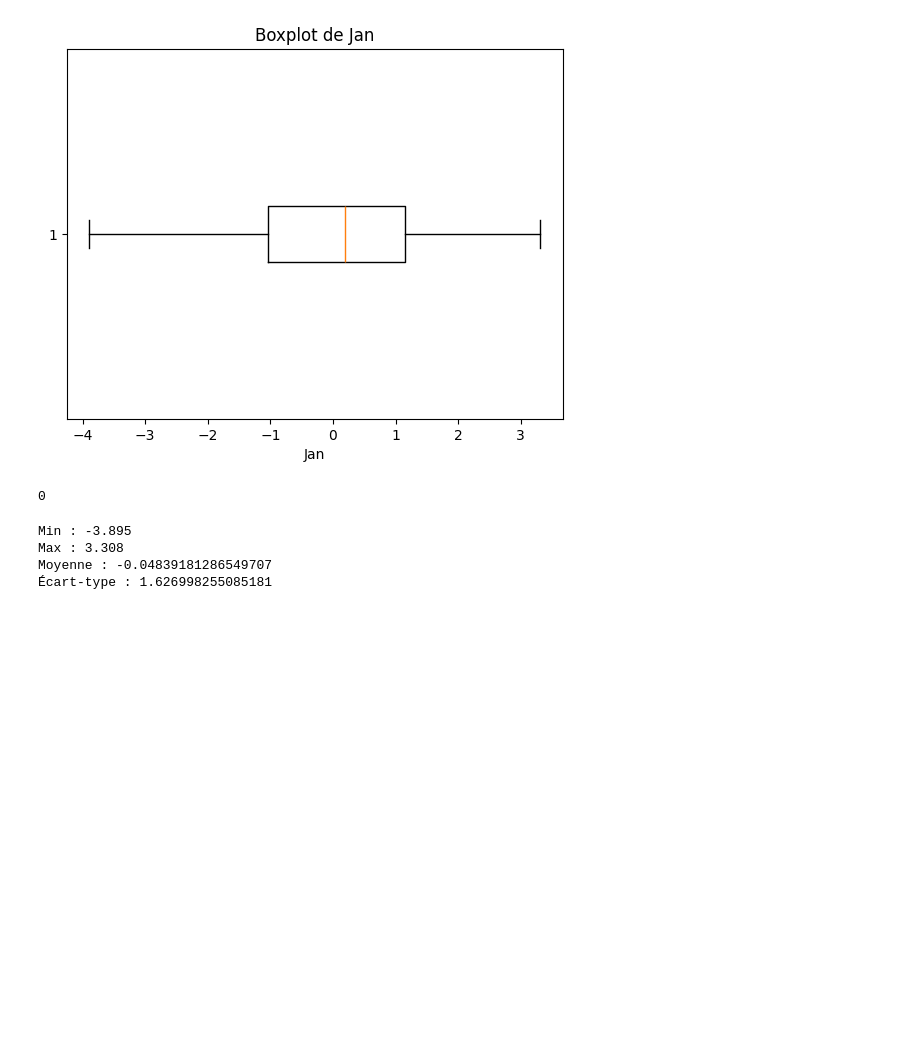
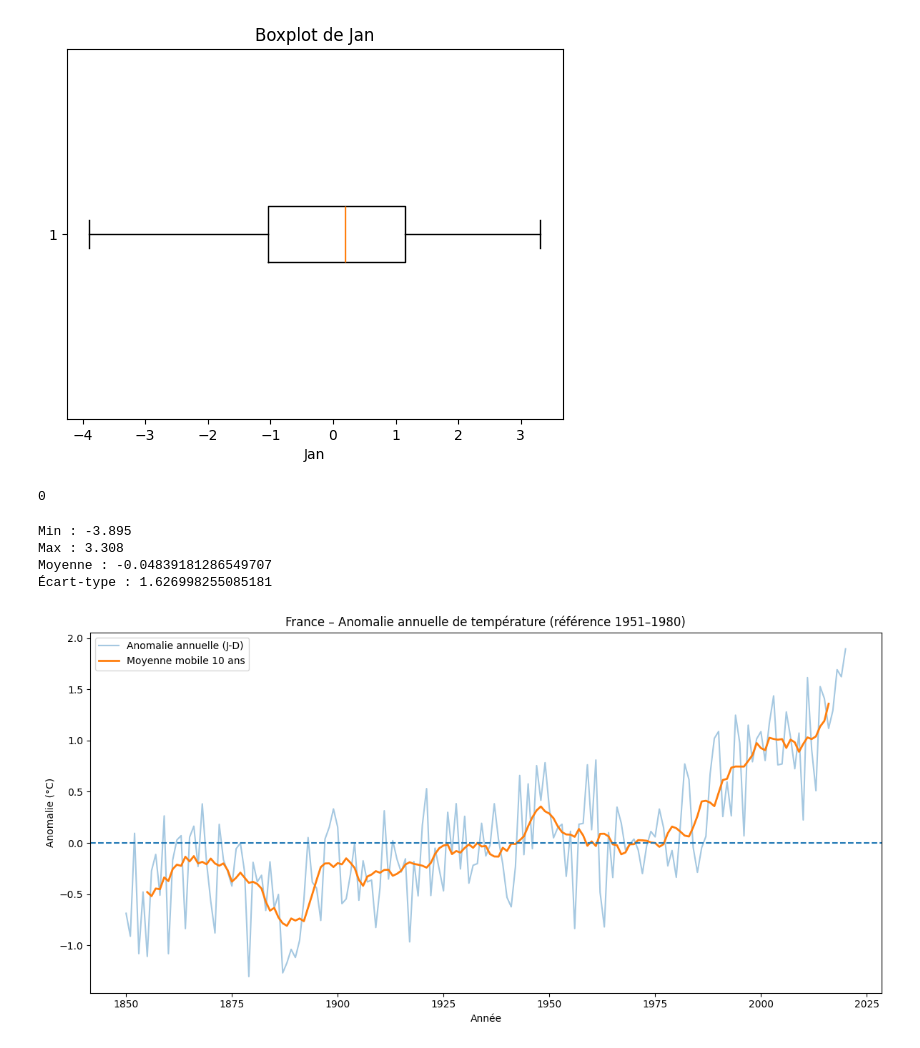
Before and after one commit to VinchC/projet, a Jupyter notebook: Berkeley_France.ipynb, the cells around one changed output. Cells and saved outputs as stored; diff of their text form; code cells hidden in the pictures; blank space fills up the shorter version.

```diff
--- a/Berkeley_France.ipynb
+++ b/Berkeley_France.ipynb
@@ -256,3 +256,30 @@ Min : -3.895
 Max : 3.308
 Moyenne : -0.04839181286549707
 Écart-type : 1.626998255085181
+# %%
+# Évolution de l’anomalie annuelle (J-D) + lissage
+
+import pandas as pd
+import matplotlib.pyplot as plt
+
+df = pd.read_csv("france_TAVG_trend_monthly_seasonal.csv")
+
+# Suppression des NA
+df = df.dropna(subset=["J-D"])
+
+# Lissage 10 ans
+df["J-D_10yr"] = df["J-D"].rolling(window=10, center=True).mean()
+
+plt.figure(figsize=(12,6))
+plt.plot(df["Year"], df["J-D"], alpha=0.4, label="Anomalie annuelle (J-D)")
+plt.plot(df["Year"], df["J-D_10yr"], linewidth=2, label="Moyenne mobile 10 ans")
+
+plt.axhline(0, linestyle="--")
+plt.title("France – Anomalie annuelle de température (référence 1951–1980)")
+plt.xlabel("Année")
+plt.ylabel("Anomalie (°C)")
+plt.legend()
+plt.tight_layout()
+plt.show()
+# %% [output]
+[figure, added]
```
Also changed, not shown: parts of 1 cell of this notebook.
